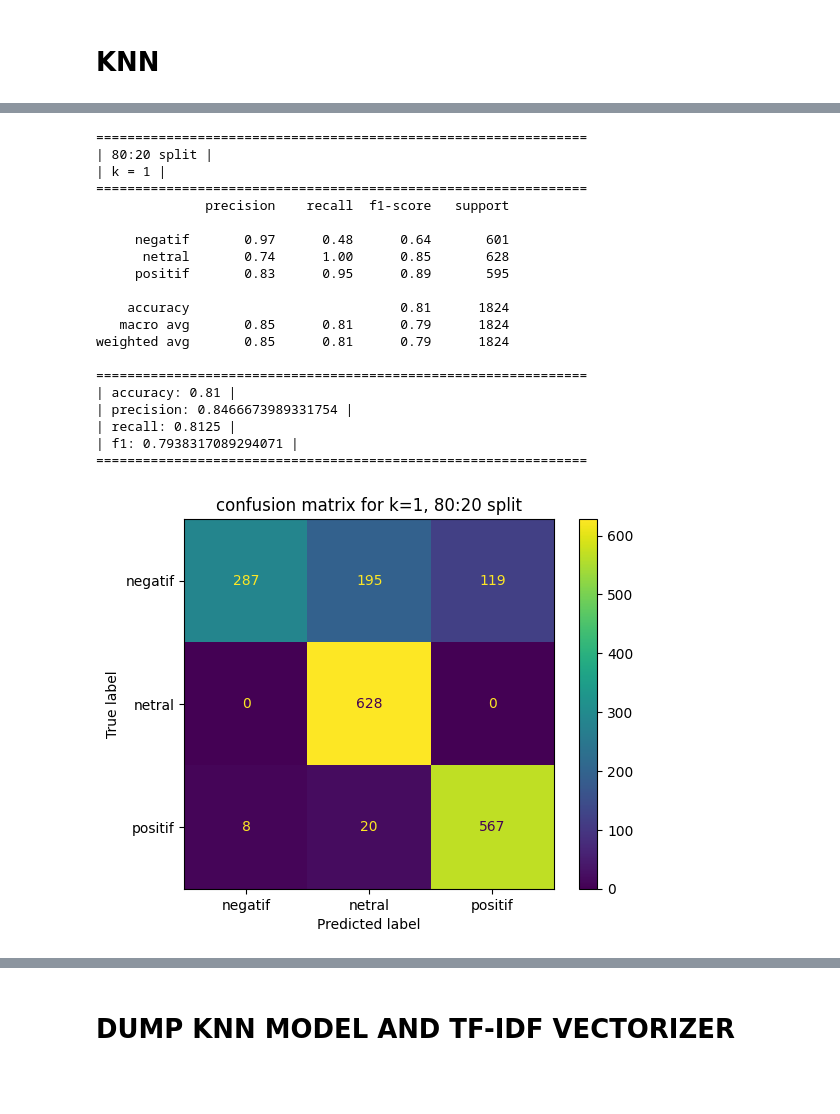
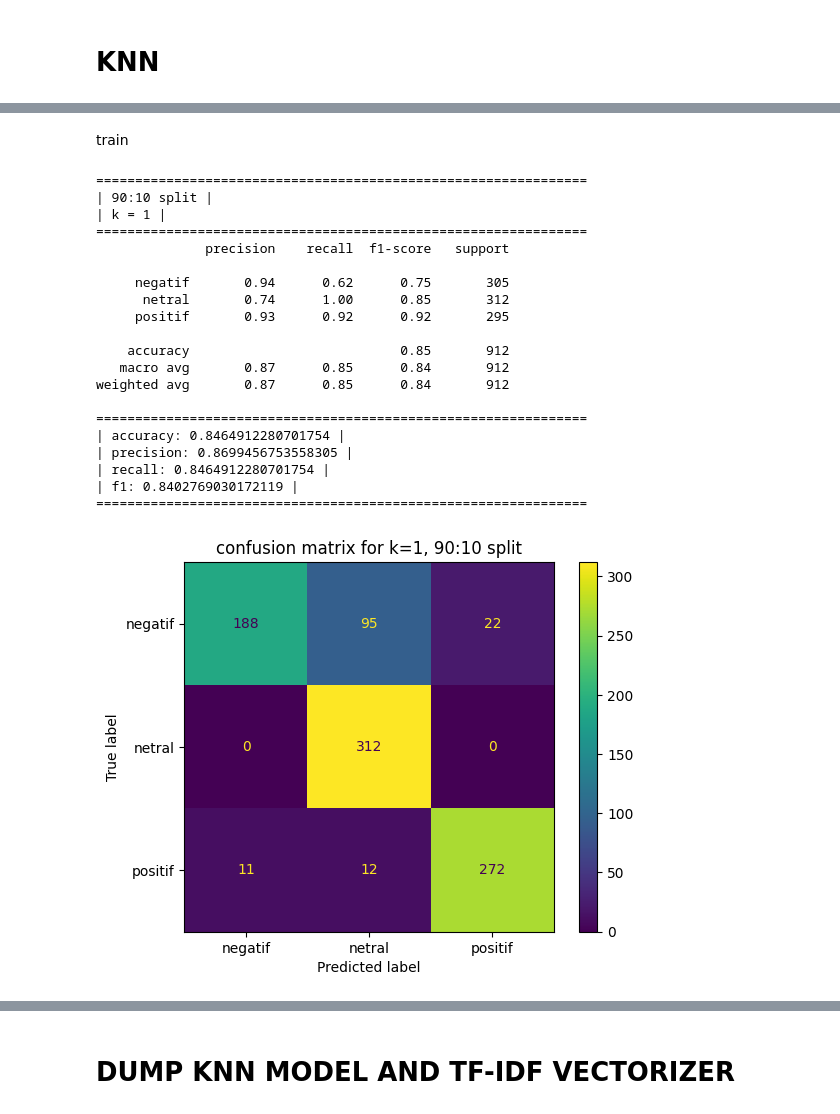
Before and after one commit to rfqma/skripsi, a Jupyter notebook: c_knn.ipynb, the cells around one changed output, grey strips where cells are left out. Saved outputs shown, nothing was run; the diff lists cells and outputs as text; code cells hidden in the pictures; blank space fills up the shorter version.

```diff
--- a/c_knn.ipynb
+++ b/c_knn.ipynb
@@ -74,7 +29,7 @@ labelled dataset: 4913 tweets
 # TF-IDF
 # %%
 tfidf = TfidfVectorizer()
-X_tfidf = tfidf.fit_transform(sentiment["preprocessed_text"])
+X_tfidf = tfidf.fit_transform(sentiment["preprocessed_text"]).toarray()
 # %% [markdown]
 # SMOTE
 # %%
@@ -98,6 +102,8 @@ X_train_7030_ss,X_test_7030_ss,Y_train_7030_ss,Y_test_7030_ss=train_test_split(X
+# %% [markdown]
+train
 # %%
-def train_evaluate_knn(k, X_train, Y_train, X_test, Y_test, ratio):
-    knn = KNeighborsClassifier(n_neighbors=k, weights='distance')
+def train_evaluate_knn(k, X_train, Y_train, X_test, Y_test, ratio, w, m):
+    knn = KNeighborsClassifier(n_neighbors=k, weights=w, metric=m)
     knn.fit(X_train, Y_train)
     y_pred = knn.predict(X_test)
 
@@ -110,71 +116,50 @@ def train_evaluate_knn(k, X_train, Y_train, X_test, Y_test, ratio):
     print(f"| {ratio} split |")
     print(f"| k = {k} |")
     print("===============================================================")
     print(classification_report(Y_test, y_pred, target_names=knn.classes_))
     print("===============================================================")
 
-    print(f"| accuracy: {accuracy:.2f} |")
+    # print(f"| accuracy: {accuracy:.2f} |")
+    print(f"| accuracy: {accuracy} |")
     print(f"| precision: {precision} |")
     print(f"| recall: {recall} |")
     print(f"| f1: {f1} |")
     print("===============================================================")
 
     cm = confusion_matrix(Y_test, y_pred, labels=knn.classes_)
     disp = ConfusionMatrixDisplay(confusion_matrix=cm, display_labels=knn.classes_)
     disp.plot()
     plt.title(f"confusion matrix for k={k}, {ratio} split")
     plt.show()
 
     return knn
 
-# knn1_9010 = train_evaluate_knn(1, X_train_9010, Y_train_9010, X_test_9010, Y_test_9010, "90:10")
-# knn3_9010 = train_evaluate_knn(3, X_train_9010, Y_train_9010, X_test_9010, Y_test_9010, "90:10")
-# knn5_9010 = train_evaluate_knn(5, X_train_9010, Y_train_9010, X_test_9010, Y_test_9010, "90:10")
-# knn7_9010 = train_evaluate_knn(7, X_train_9010, Y_train_9010, X_test_9010, Y_test_9010, "90:10")
+best_9010 = gs_9010.best_params_
+best_8020 = gs_8020.best_params_
+best_7030 = gs_7030.best_params_
 
-knn1_8020 = train_evaluate_knn(1, X_train_8020, Y_train_8020, X_test_8020, Y_test_8020, "80:20")
-# knn3_8020 = train_evaluate_knn(3, X_train_8020, Y_train_8020, X_test_8020, Y_test_8020, "80:20")
-# knn5_8020 = train_evaluate_knn(5, X_train_8020, Y_train_8020, X_test_8020, Y_test_8020, "80:20")
-# knn7_8020 = train_evaluate_knn(7, X_train_8020, Y_train_8020, X_test_8020, Y_test_8020, "80:20")
-
-# knn1_7030 = train_evaluate_knn(1, X_train_7030, Y_train_7030, X_test_7030, Y_test_7030, "70:30")
-# knn3_7030 = train_evaluate_knn(3, X_train_7030, Y_train_7030, X_test_7030, Y_test_7030, "70:30")
-# knn5_7030 = train_evaluate_knn(5, X_train_7030, Y_train_7030, X_test_7030, Y_test_7030, "70:30")
-# knn7_7030 = train_evaluate_knn(7, X_train_7030, Y_train_7030, X_test_7030, Y_test_7030, "70:30")
-
-# knn1_9010_ss = train_evaluate_knn(1, X_train_9010_ss, Y_train_9010_ss, X_test_9010_ss, Y_test_9010_ss, "90:10")
-# knn3_9010_ss = train_evaluate_knn(3, X_train_9010_ss, Y_train_9010_ss, X_test_9010_ss, Y_test_9010_ss, "90:10")
-# knn5_9010_ss = train_evaluate_knn(5, X_train_9010_ss, Y_train_9010_ss, X_test_9010_ss, Y_test_9010_ss, "90:10")
-# knn7_9010_ss = train_evaluate_knn(7, X_train_9010_ss, Y_train_9010_ss, X_test_9010_ss, Y_test_9010_ss, "90:10")
-
-# knn1_8020_ss = train_evaluate_knn(1, X_train_8020_ss, Y_train_8020_ss, X_test_8020_ss, Y_test_8020_ss, "80:20")
-# knn3_8020_ss = train_evaluate_knn(3, X_train_8020_ss, Y_train_8020_ss, X_test_8020_ss, Y_test_8020_ss, "80:20")
-# knn5_8020_ss = train_evaluate_knn(5, X_train_8020_ss, Y_train_8020_ss, X_test_8020_ss, Y_test_8020_ss, "80:20")
-# knn7_8020_ss = train_evaluate_knn(7, X_train_8020_ss, Y_train_8020_ss, X_test_8020_ss, Y_test_8020_ss, "80:20")
-
-# knn1_7030_ss = train_evaluate_knn(1, X_train_7030_ss, Y_train_7030_ss, X_test_7030_ss, Y_test_7030_ss, "70:30")
-# knn3_7030_ss = train_evaluate_knn(3, X_train_7030_ss, Y_train_7030_ss, X_test_7030_ss, Y_test_7030_ss, "70:30")
-# knn5_7030_ss = train_evaluate_knn(5, X_train_7030_ss, Y_train_7030_ss, X_test_7030_ss, Y_test_7030_ss, "70:30")
-# knn7_7030_ss = train_evaluate_knn(7, X_train_7030_ss, Y_train_7030_ss, X_test_7030_ss, Y_test_7030_ss, "70:30")
+knn_9010 = train_evaluate_knn(best_9010["n_neighbors"], X_train_9010, Y_train_9010, X_test_9010, Y_test_9010, "90:10", best_9010["weights"], best_9010["metric"])
+knn_8020 = train_evaluate_knn(best_8020["n_neighbors"], X_train_8020, Y_train_8020, X_test_8020, Y_test_8020, "80:20", best_8020["weights"], best_8020["metric"])
+knn_7030 = train_evaluate_knn(best_7030["n_neighbors"], X_train_7030, Y_train_7030, X_test_7030, Y_test_7030, "70:30", best_7030["weights"], best_7030["metric"])
 # %% [output]
 ===============================================================
-| 80:20 split |
+| 90:10 split |
 | k = 1 |
 ===============================================================
               precision    recall  f1-score   support
 
-     negatif       0.97      0.48      0.64       601
-      netral       0.74      1.00      0.85       628
-     positif       0.83      0.95      0.89       595
+     negatif       0.94      0.62      0.75       305
+      netral       0.74      1.00      0.85       312
+     positif       0.93      0.92      0.92       295
 
-    accuracy                           0.81      1824
-   macro avg       0.85      0.81      0.79      1824
-weighted avg       0.85      0.81      0.79      1824
+    accuracy                           0.85       912
+   macro avg       0.87      0.85      0.84       912
+weighted avg       0.87      0.85      0.84       912
 
 ===============================================================
-| accuracy: 0.81 |
-| precision: 0.8466673989331754 |
-| recall: 0.8125 |
-| f1: 0.7938317089294071 |
+| accuracy: 0.8464912280701754 |
+| precision: 0.8699456753558305 |
+| recall: 0.8464912280701754 |
+| f1: 0.8402769030172119 |
 ===============================================================
-[figure, old version]
+[figure, new version]
```
Also changed, not shown: parts of 9 cells of this notebook, 7 other files.
